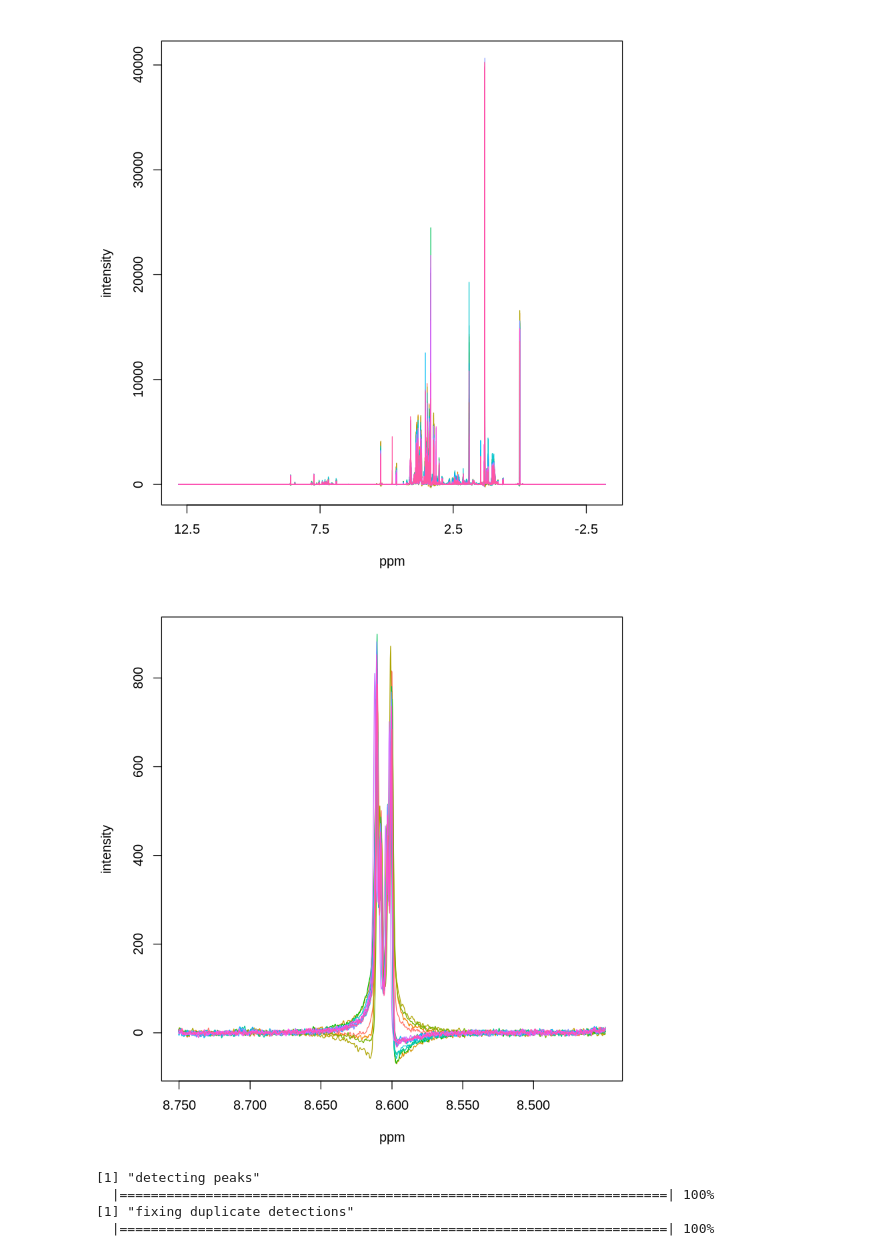
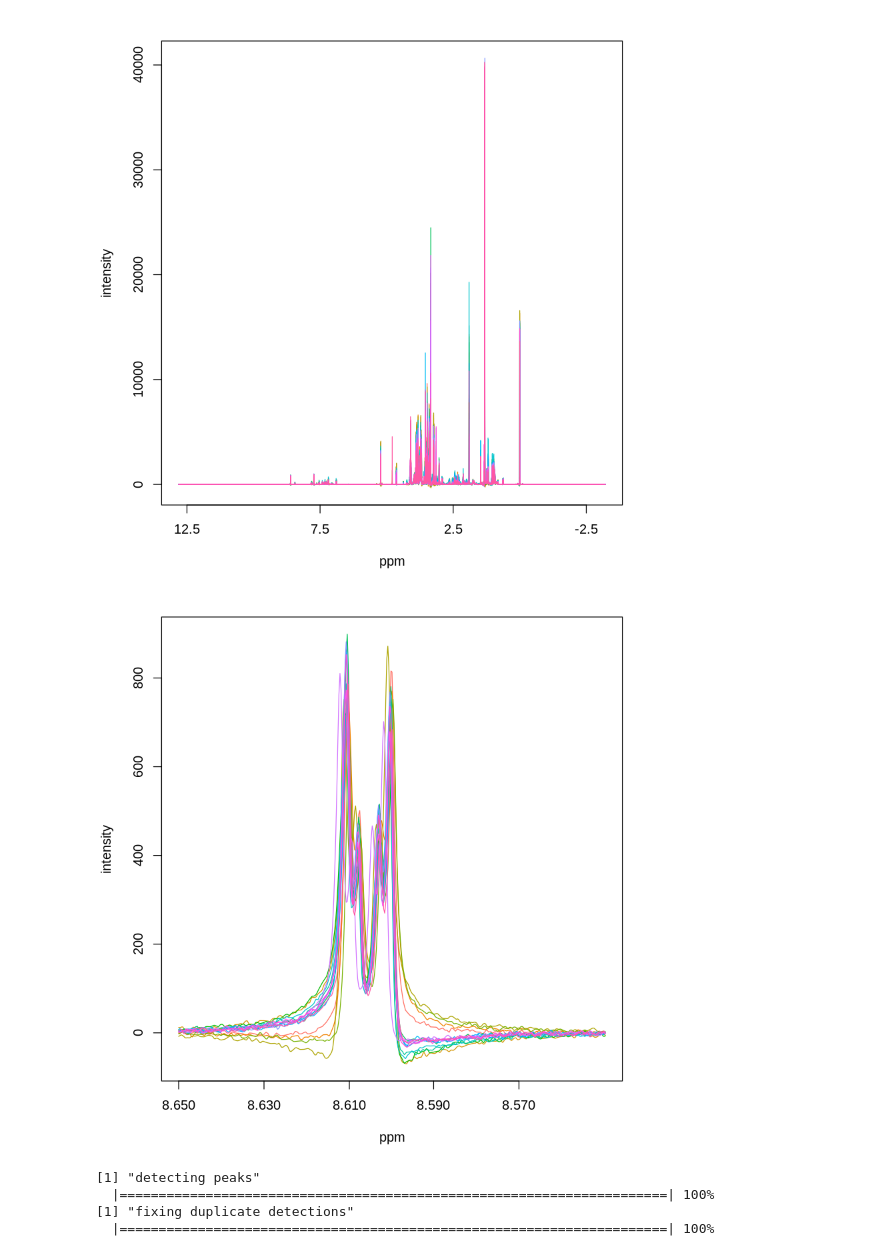
Before and after one commit to mkohram/arion, a Jupyter notebook: notebooks/arion_speaq.R.ipynb, the cells around one changed output. Drawn from its saved outputs; the diff is of its cells as text; code cells hidden in the pictures.

```diff
--- a/notebooks/arion_speaq.R.ipynb
+++ b/notebooks/arion_speaq.R.ipynb
@@ -17,17 +17,15 @@ speaq::drawSpecPPM(Y.spec = spectra,
 # %%
 # small excerpt by defining the region of interest
 speaq::drawSpecPPM(Y.spec = spectra,
                    X.ppm = ppm,
-#                    groupFactor = as.factor(wine.color),
-#                    title = 'Raw wine data excerpt',
-                   legend.extra.x = 1.1,
+                   legend.extra.x = 1.05,
                    legend.extra.y = 1.0,
                    ROI.ppm = 8.6,
                    ROI = NULL,
-                   roiWidth.ppm = 0.15,
+                   roiWidth.ppm = 0.05,
                    legendpos = "topright" )
 # %% [output]
-[figure, old version]
+[figure, new version]
 # %%
 peaks <- speaq::getWaveletPeaks(Y.spec=spectra,
                                      X.ppm=ppm,
```
Also changed, not shown: parts of 8 cells of this notebook, 2 other files.
